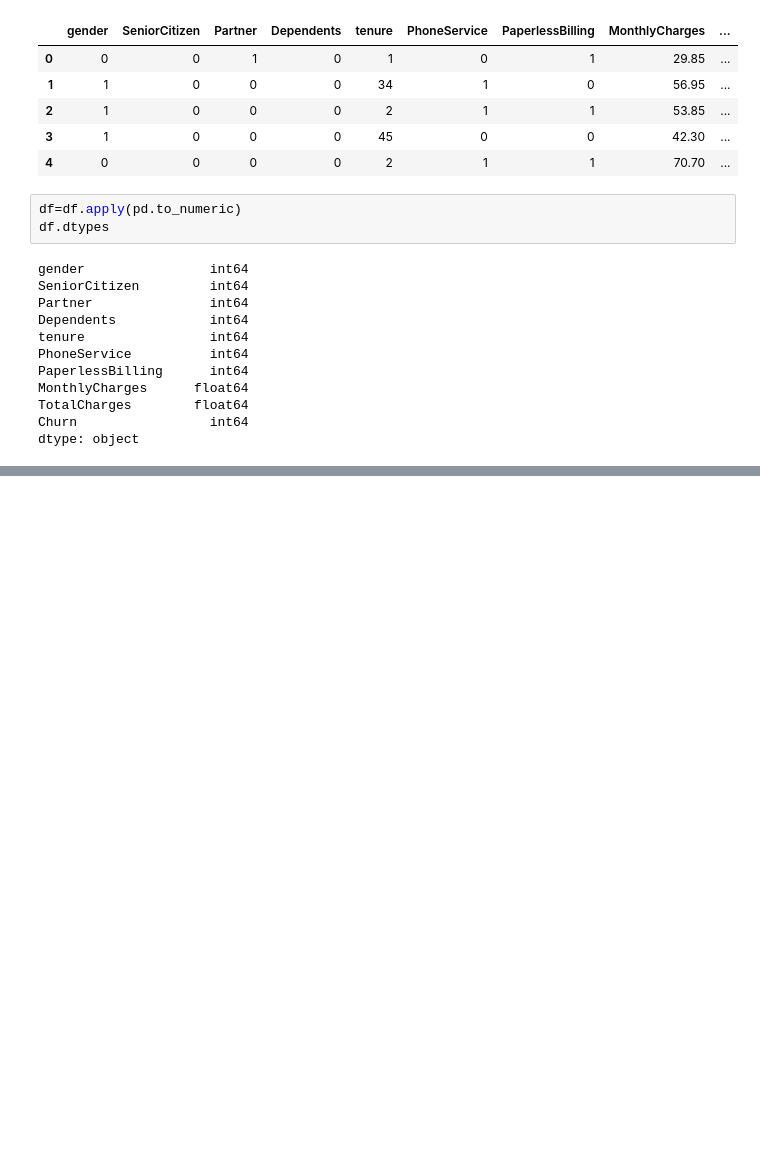
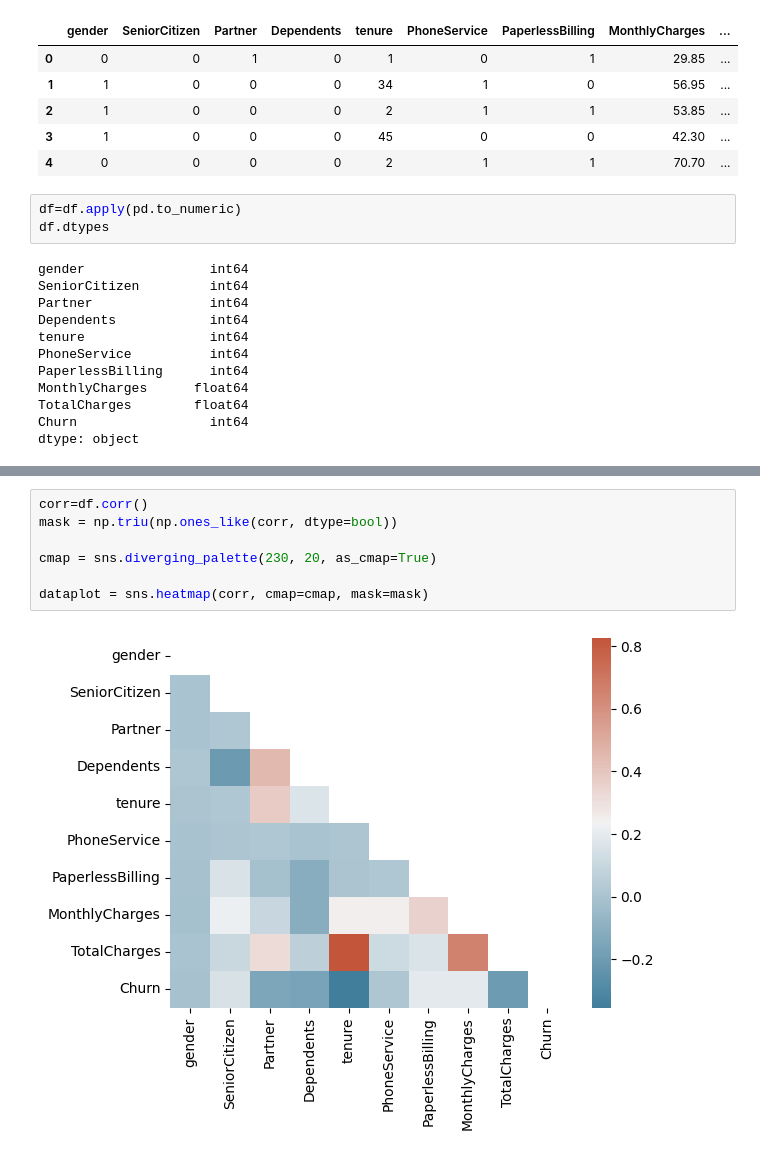
Before and after one commit to Siddharth114/CustomerChurn, a Jupyter notebook: exploring.ipynb, the cells around one changed output, grey strips where cells are left out. Saved outputs shown, nothing was run; the diff lists cells and outputs as text; blank space fills up the shorter version.

Commit message:
correlation heatmap

```diff
--- a/exploring.ipynb
+++ b/exploring.ipynb
@@ -96,3 +98,12 @@ df.corr()
 | MonthlyCharges | -0.013779 | 0.219874 | 0.097825 | -0.112343 | 0.246862 | 0.248033 | 0.351930 | 1.000000 | ... |
 | TotalCharges | 0.000048 | 0.102411 | 0.319072 | 0.064653 | 0.825880 | 0.113008 | 0.157830 | 0.651065 | ... |
 | Churn | -0.008545 | 0.150541 | -0.149982 | -0.163128 | -0.354049 | 0.011691 | 0.191454 | 0.192858 | ... |
+# %%
+corr=df.corr()
+mask = np.triu(np.ones_like(corr, dtype=bool))
+
+cmap = sns.diverging_palette(230, 20, as_cmap=True)
+
+dataplot = sns.heatmap(corr, cmap=cmap, mask=mask)
+# %% [output]
+[figure, added]
```
Also changed, not shown: parts of 1 cell of this notebook.
